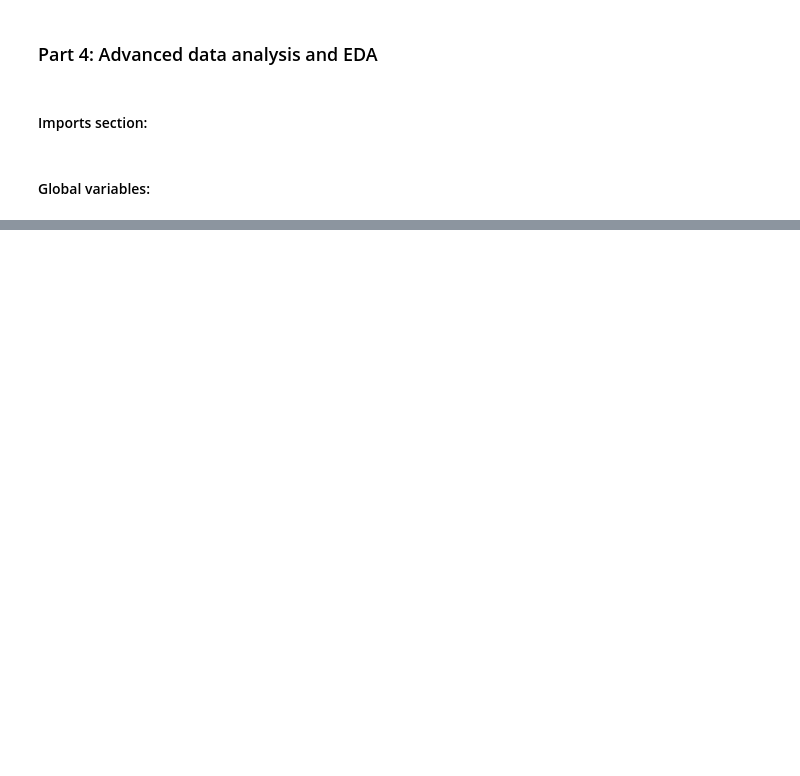
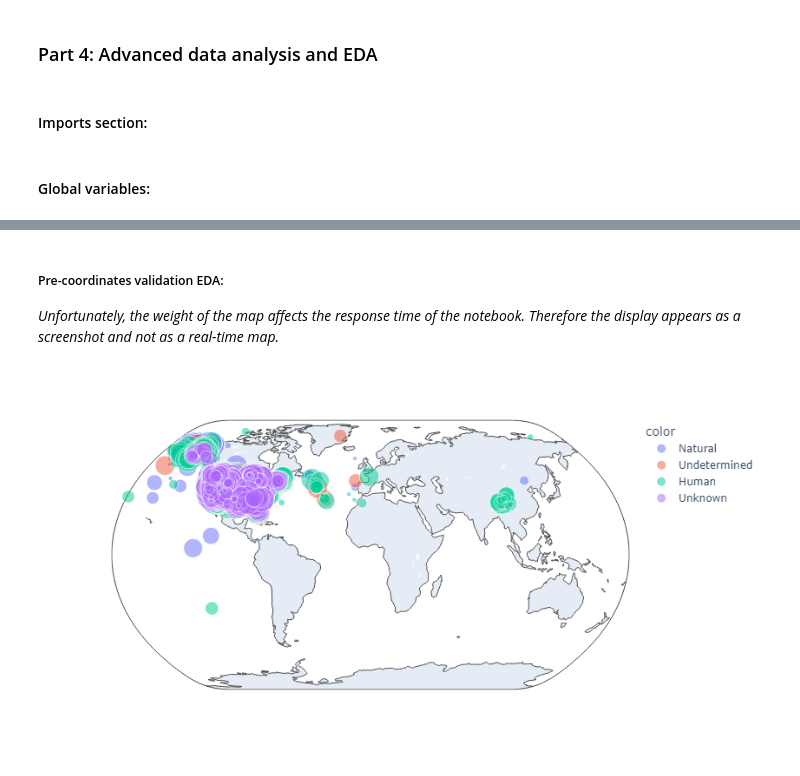
Before and after one commit to jenzalkind/intro-to-data-science-project, a Jupyter notebook: advanced_data_analysis.ipynb, the cells around one changed output, grey strips where cells are left out. Cells and saved outputs as stored; diff of their text form; code cells hidden in the pictures; blank space fills up the shorter version.

```diff
--- a/advanced_data_analysis.ipynb
+++ b/advanced_data_analysis.ipynb
@@ -110,0 +92,12 @@ def scatter_fire(df, x, y):
+# %% [markdown]
+##### Pre-coordinates validation EDA:
+*Unfortunately, the weight of the map affects the response time of the notebook. Therefore the display appears as a screenshot and not as a real-time map.*
+# %%
+colors = after_outliers['FireCause'].map({1: 'Human', 2: 'Natural', 3: 'Unknown', 4: 'Undetermined'})
+scopes = None
+sizes = after_outliers['FireDuration']
+
+#scatter_map(after_outliers, colors, scopes, sizes)
+display(Image(filename='after_outliers.png'))
+# %% [output]
+[figure, added]
```
Also changed, not shown: parts of 30 cells of this notebook.
